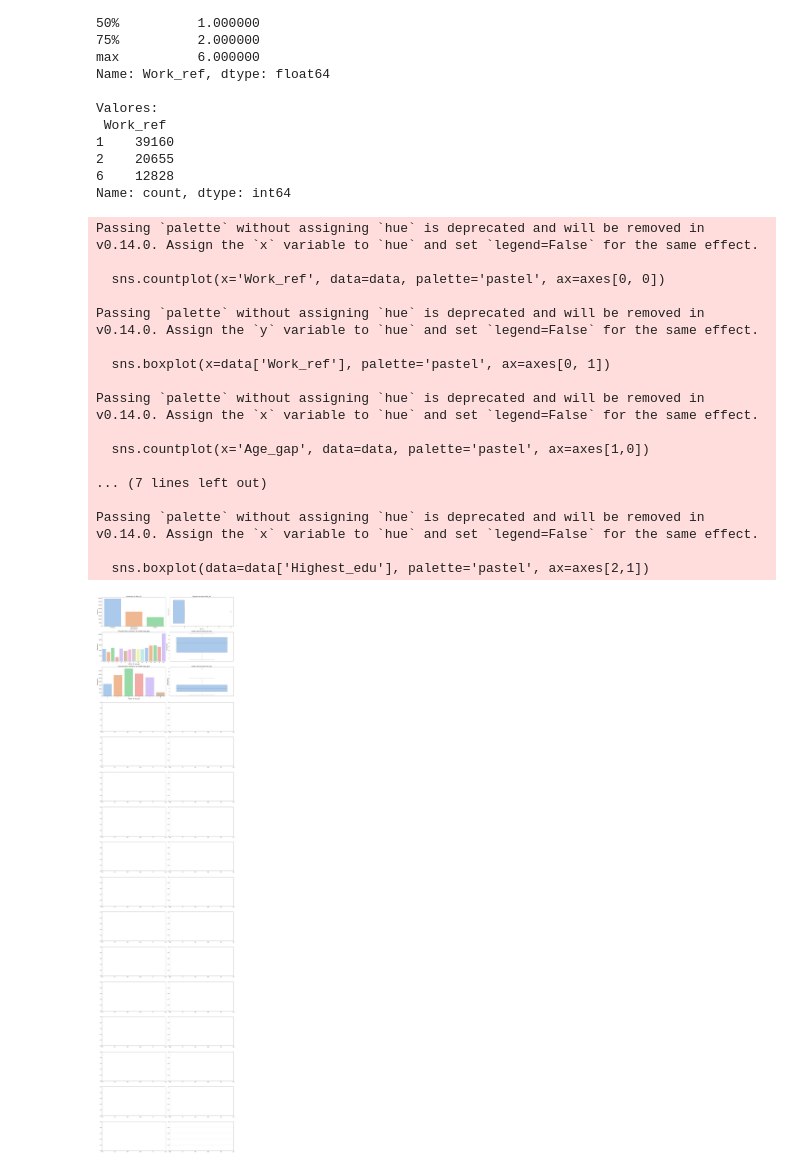
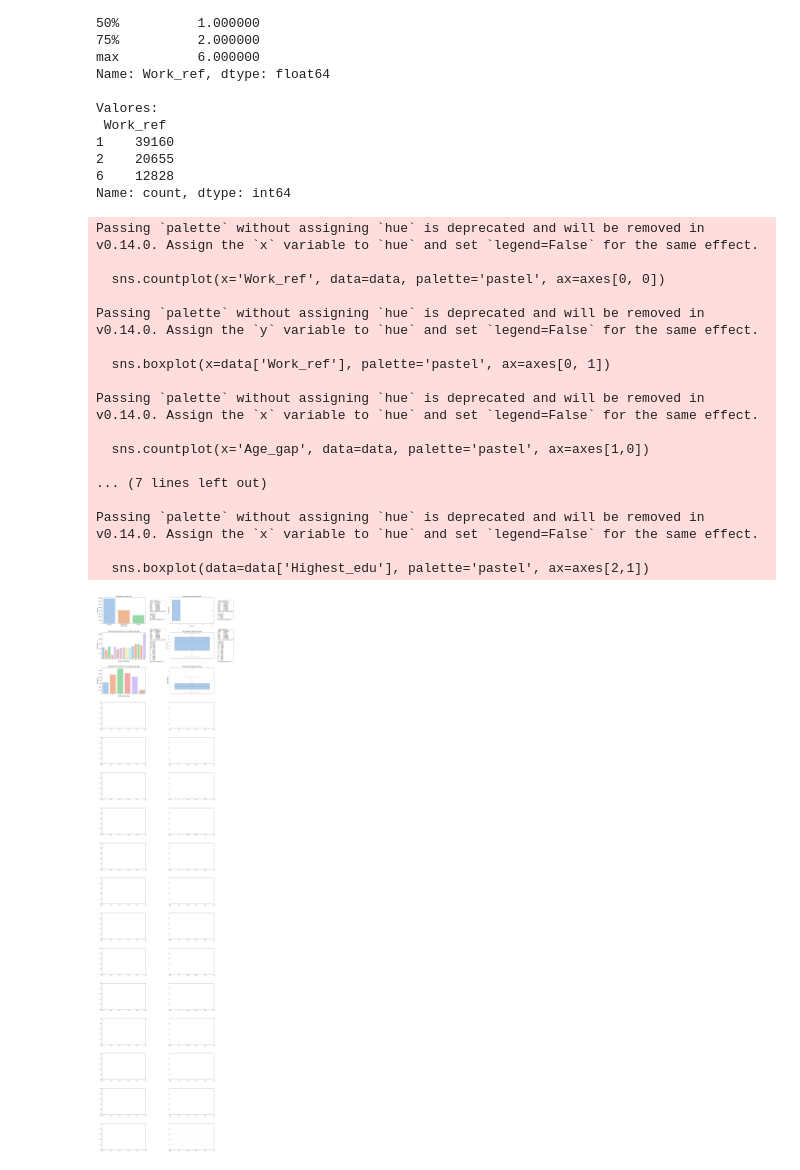
Before and after one commit to 4GeeksAcademy/machine-learning-python-template_ds_david_felipe, a Jupyter notebook: src/explore.ipynb, the cells around one changed output. Cells and saved outputs as stored; diff of their text form; code cells hidden in the pictures.

Commit message:
datos estadísticos en gráficas

```diff
--- a/src/explore.ipynb
+++ b/src/explore.ipynb
@@ -374,6 +374,11 @@ Name: count, dtype: int64
 # Creamos una figura con 16 filas y 2 columnas
 fig, axes = plt.subplots(16, 2, figsize=(20, 80))  # Ajustar el tamaño para acomodar 16x2 gráficos
 
+
+
+# Cálculo de estadísticas para "Work_ref"
+desc_work_ref = data["Work_ref"].describe()
+val_c_work_ref = data["Work_ref"].value_counts()
 # Primer gráfico: "Work_ref"
 # Distribución de Work_ref
 sns.countplot(x='Work_ref', data=data, palette='pastel', ax=axes[0, 0])
@@ -381,13 +386,27 @@ axes[0, 0].set_title('Distribución de "Work_ref"')
 axes[0, 0].set_xlabel('Estado laboral')
 axes[0, 0].set_ylabel('Frecuencia')
 axes[0, 0].set_xticklabels(['Empleado', 'Desempleado', 'Retirado'])
-
+# Incluir información en el gráfico de distribución
+stats_text = f"Datos estadísticos:\n{desc_work_ref}\n\nFrecuencias:\n{val_c_work_ref}"
+axes[0, 0].text(
+    1.1, 0.5, stats_text, transform=axes[0, 0].transAxes,
+    fontsize=10, verticalalignment='center', bbox=dict(boxstyle="round", facecolor="white", edgecolor="gray")
+)
 # Diagrama de caja
 sns.boxplot(x=data['Work_ref'], palette='pastel', ax=axes[0, 1])
 axes[0, 1].set_title('Diagrama de caja de "Work_ref"')
 axes[0, 1].set_ylabel('Estado laboral')
+# Incluir información en el diagrama de caja
+axes[0, 1].text(
+    1.1, 0.5, stats_text, transform=axes[0, 1].transAxes,
+    fontsize=10, verticalalignment='center', bbox=dict(boxstyle="round", facecolor="white", edgecolor="gray")
+)
 
 
+
+# Cálculo de estadísticas para "Age_gap"
+desc_work_ref = data["Age_gap"].describe()
+val_c_work_ref = data["Age_gap"].value_counts()
 # Segundo gráfico: "Age_gap"
 #Distribución de Age_gap
 sns.countplot(x='Age_gap', data=data, palette='pastel', ax=axes[1,0])
@@ -396,12 +415,21 @@ axes[1,0].set_xlabel("Valores de Age_gap", fontsize=12)
 axes[1,0].set_ylabel("Frecuencia", fontsize=12)
 plt.xticks(rotation=0)
 plt.grid(axis='y', linestyle='--', alpha=0.7)
-
-
+# Incluir información en el gráfico de distribución
+stats_text_age = f"Datos estadísticos:\n{desc_age_gap}\n\nFrecuencias:\n{val_c_age_gap}"
+axes[1, 0].text(
+    1.1, 0.5, stats_text_age, transform=axes[1, 0].transAxes,
+    fontsize=10, verticalalignment='center', bbox=dict(boxstyle="round", facecolor="white", edgecolor="gray")
+)
 # Diagrama de caja
 sns.boxplot(data=data['Age_gap'], palette='pastel', ax=axes[1,1])
 axes[1,1].set_title('Estado Laboral: Diagrama de Caja')
 axes[1,1].set_ylabel('Estado laboral')
+# Incluir información en el diagrama de caja
+axes[1, 1].text(
+    1.1, 0.5, stats_text_age, transform=axes[1, 1].transAxes,
+    fontsize=10, verticalalignment='center', bbox=dict(boxstyle="round", facecolor="white", edgecolor="gray")
+)
 
 
 #Tercer gráfico: "Highest_edu"
@@ -428,31 +456,31 @@ axes[2,1].set_ylabel('Estado laboral')
 
 
 
 
 
 
 
 # Ajustar los espacios entre los subplots
 plt.tight_layout()
 
 # Mostrar los gráficos
 plt.show()
 # %% [output]
 Passing `palette` without assigning `hue` is deprecated and will be removed in v0.14.0. Assign the `x` variable to `hue` and set `legend=False` for the same effect.
 
   sns.countplot(x='Work_ref', data=data, palette='pastel', ax=axes[0, 0])
 
 Passing `palette` without assigning `hue` is deprecated and will be removed in v0.14.0. Assign the `y` variable to `hue` and set `legend=False` for the same effect.
 
   sns.boxplot(x=data['Work_ref'], palette='pastel', ax=axes[0, 1])
 
 Passing `palette` without assigning `hue` is deprecated and will be removed in v0.14.0. Assign the `x` variable to `hue` and set `legend=False` for the same effect.
 
   sns.countplot(x='Age_gap', data=data, palette='pastel', ax=axes[1,0])
 
 ... (7 lines left out)
 
 Passing `palette` without assigning `hue` is deprecated and will be removed in v0.14.0. Assign the `x` variable to `hue` and set `legend=False` for the same effect.
 
   sns.boxplot(data=data['Highest_edu'], palette='pastel', ax=axes[2,1])
-[figure, old version]
+[figure, new version]
```
